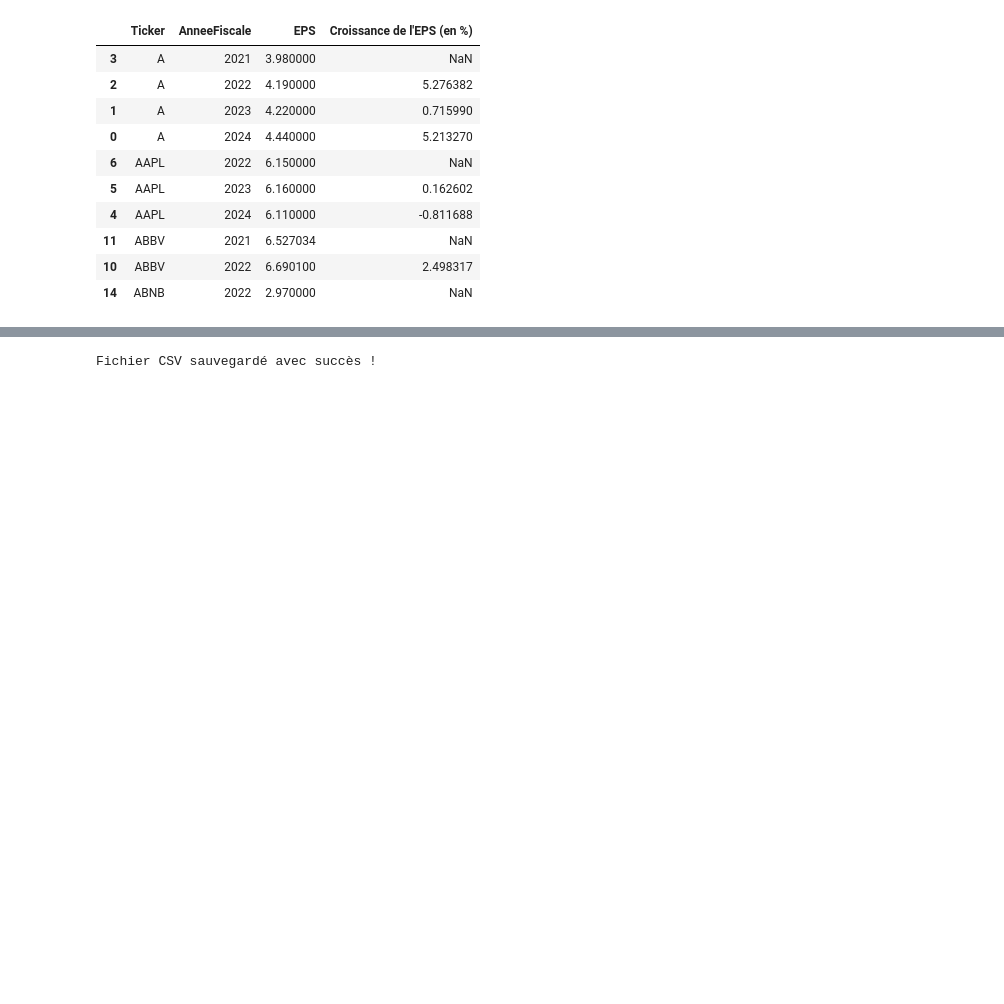
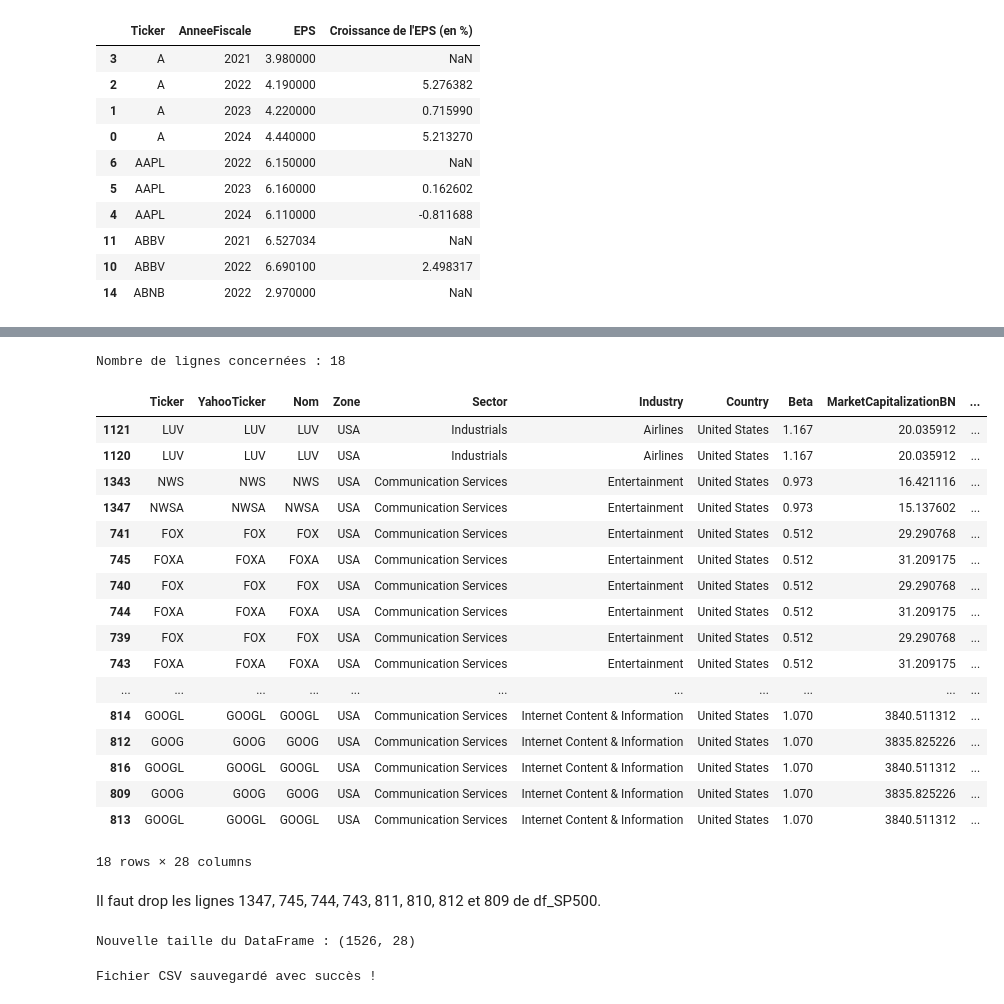
Before and after one commit to tnourlyn/Projet-Python---The-Transatlantic-valuation-guide, a Jupyter notebook: Nettoyage des données/Nettoyage_SP500.ipynb, the cells around one changed output, grey strips where cells are left out. Cells and saved outputs as stored; diff of their text form; code cells hidden in the pictures; blank space fills up the shorter version.

Commit message:
Deux classes d'actions

```diff
--- a/Nettoyage des données/Nettoyage_SP500.ipynb
+++ b/Nettoyage des données/Nettoyage_SP500.ipynb
@@ -356,3 +358,47 @@ display(df_SP500[['Ticker', 'AnneeFiscale', 'EPS', 'Croissance de l\'EPS (en %)'
+# %%
+# 2. On repère les doublons sur la combinaison (NetIncomeBN, PER)
+# On passe une liste de colonnes à 'subset'
+masque_doublons = df_SP500.duplicated(subset=['NetIncomeBN', 'Beta'], keep=False)
+
+# 3. On filtre le DataFrame et on trie par les DEUX colonnes pour grouper les paires
+resultat = df_SP500[masque_doublons].sort_values(by=['NetIncomeBN', 'Beta'])
+
+print(f"Nombre de lignes concernées : {len(resultat)}")
+# On affiche le résultat (on peut utiliser display() si tu es dans un notebook Jupyter)
+resultat.head(30)
+# %% [output]
+Nombre de lignes concernées : 18
+|  | Ticker | YahooTicker | Nom | Zone | Sector | Industry | Country | Beta | MarketCapitalizationBN | ... |
+| 1121 | LUV | LUV | LUV | USA | Industrials | Airlines | United States | 1.167 | 20.035912 | ... |
+| 1120 | LUV | LUV | LUV | USA | Industrials | Airlines | United States | 1.167 | 20.035912 | ... |
+| 1343 | NWS | NWS | NWS | USA | Communication Services | Entertainment | United States | 0.973 | 16.421116 | ... |
+| 1347 | NWSA | NWSA | NWSA | USA | Communication Services | Entertainment | United States | 0.973 | 15.137602 | ... |
+| 741 | FOX | FOX | FOX | USA | Communication Services | Entertainment | United States | 0.512 | 29.290768 | ... |
+| 745 | FOXA | FOXA | FOXA | USA | Communication Services | Entertainment | United States | 0.512 | 31.209175 | ... |
+| 740 | FOX | FOX | FOX | USA | Communication Services | Entertainment | United States | 0.512 | 29.290768 | ... |
+| 744 | FOXA | FOXA | FOXA | USA | Communication Services | Entertainment | United States | 0.512 | 31.209175 | ... |
+| 739 | FOX | FOX | FOX | USA | Communication Services | Entertainment | United States | 0.512 | 29.290768 | ... |
+| 743 | FOXA | FOXA | FOXA | USA | Communication Services | Entertainment | United States | 0.512 | 31.209175 | ... |
+| ... | ... | ... | ... | ... | ... | ... | ... | ... | ... | ... |
+| 814 | GOOGL | GOOGL | GOOGL | USA | Communication Services | Internet Content & Information | United States | 1.070 | 3840.511312 | ... |
+| 812 | GOOG | GOOG | GOOG | USA | Communication Services | Internet Content & Information | United States | 1.070 | 3835.825226 | ... |
+| 816 | GOOGL | GOOGL | GOOGL | USA | Communication Services | Internet Content & Information | United States | 1.070 | 3840.511312 | ... |
+| 809 | GOOG | GOOG | GOOG | USA | Communication Services | Internet Content & Information | United States | 1.070 | 3835.825226 | ... |
+| 813 | GOOGL | GOOGL | GOOGL | USA | Communication Services | Internet Content & Information | United States | 1.070 | 3840.511312 | ... |
+18 rows × 28 columns
+# %% [markdown]
+Il faut drop les lignes 1347, 745, 744, 743, 811, 810, 812 et 809 de df_SP500.
+# %%
+indices_a_supprimer = [1347, 745, 744, 743, 811, 810, 812, 809]
+
+# On supprime les lignes (axis=0 par défaut)
+# errors='ignore' permet d'éviter une erreur si une de ces lignes a déjà été supprimée
+df_SP500 = df_SP500.drop(indices_a_supprimer, errors='ignore')
+
+# Vérification simple
+print(f"Nouvelle taille du DataFrame : {df_SP500.shape}")
+# %% [output]
+Nouvelle taille du DataFrame : (1526, 28)
 # %%
 import os
 
```
Also changed, not shown: parts of 1 cell of this notebook, 3 other files.
